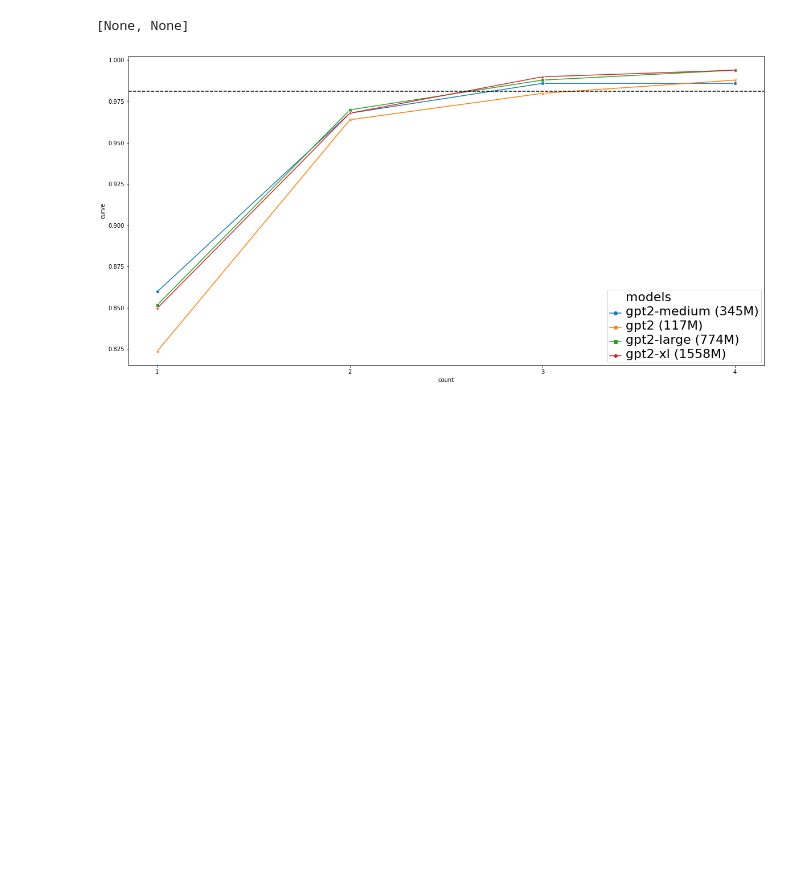
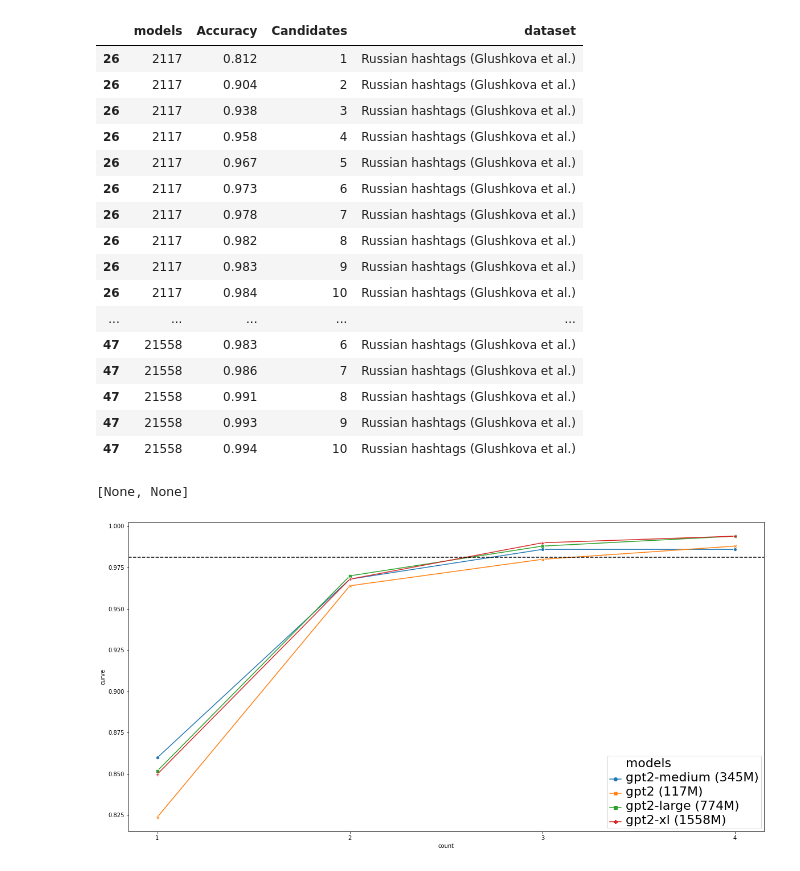
Before and after one commit to ruanchaves/hashformers, a Jupyter notebook: graphs.ipynb, the cells around one changed output. Cells and saved outputs as stored; diff of their text form; code cells hidden in the pictures; blank space fills up the shorter version.

```diff
--- a/graphs.ipynb
+++ b/graphs.ipynb
@@ -198,0 +332,16 @@ g.savefig('test.png')
+# %%
+import string
+non_numeric_chars = ''.join(set(string.printable) - set(string.digits))
+replace_tuples = ( (x,"") for x in non_numeric_chars )
+
+def replace(item, lst):
+    for tup in lst:
+        item = item.replace(*tup)
+    return item
+
+
+df['Accuracy'] = df['Accuracy'].apply(lambda x: round(x, 3))
+df['models'] = df['models'].apply(lambda x: "".join([y for y in x if y in string.digits]) )
+df['models'] = df['models'].astype(int)
+df.sort_values(by=['dataset', 'models']).to_csv('graph.csv')
+df
@@ -199,3 +362,23 @@ g.savefig('test.png')
+# %%
+df[df['dataset'].str.contains('Russian')].sort_values(['models', 'Candidates'])
+# %% [output]
+|  | models | Accuracy | Candidates | dataset |
+| 26 | 2117 | 0.812 | 1 | Russian hashtags (Glushkova et al.) |
+| 26 | 2117 | 0.904 | 2 | Russian hashtags (Glushkova et al.) |
+| 26 | 2117 | 0.938 | 3 | Russian hashtags (Glushkova et al.) |
+| 26 | 2117 | 0.958 | 4 | Russian hashtags (Glushkova et al.) |
+| 26 | 2117 | 0.967 | 5 | Russian hashtags (Glushkova et al.) |
+| 26 | 2117 | 0.973 | 6 | Russian hashtags (Glushkova et al.) |
+| 26 | 2117 | 0.978 | 7 | Russian hashtags (Glushkova et al.) |
+| 26 | 2117 | 0.982 | 8 | Russian hashtags (Glushkova et al.) |
+| 26 | 2117 | 0.983 | 9 | Russian hashtags (Glushkova et al.) |
+| 26 | 2117 | 0.984 | 10 | Russian hashtags (Glushkova et al.) |
+| ... | ... | ... | ... | ... |
+| 47 | 21558 | 0.983 | 6 | Russian hashtags (Glushkova et al.) |
+| 47 | 21558 | 0.986 | 7 | Russian hashtags (Glushkova et al.) |
+| 47 | 21558 | 0.991 | 8 | Russian hashtags (Glushkova et al.) |
+| 47 | 21558 | 0.993 | 9 | Russian hashtags (Glushkova et al.) |
+| 47 | 21558 | 0.994 | 10 | Russian hashtags (Glushkova et al.) |
 # %%
 df = results[['full_path', 'curve']]
 df = df[df['full_path'].str.contains('boun')]
```
Also changed, not shown: parts of 8 cells of this notebook, 8 other files.
